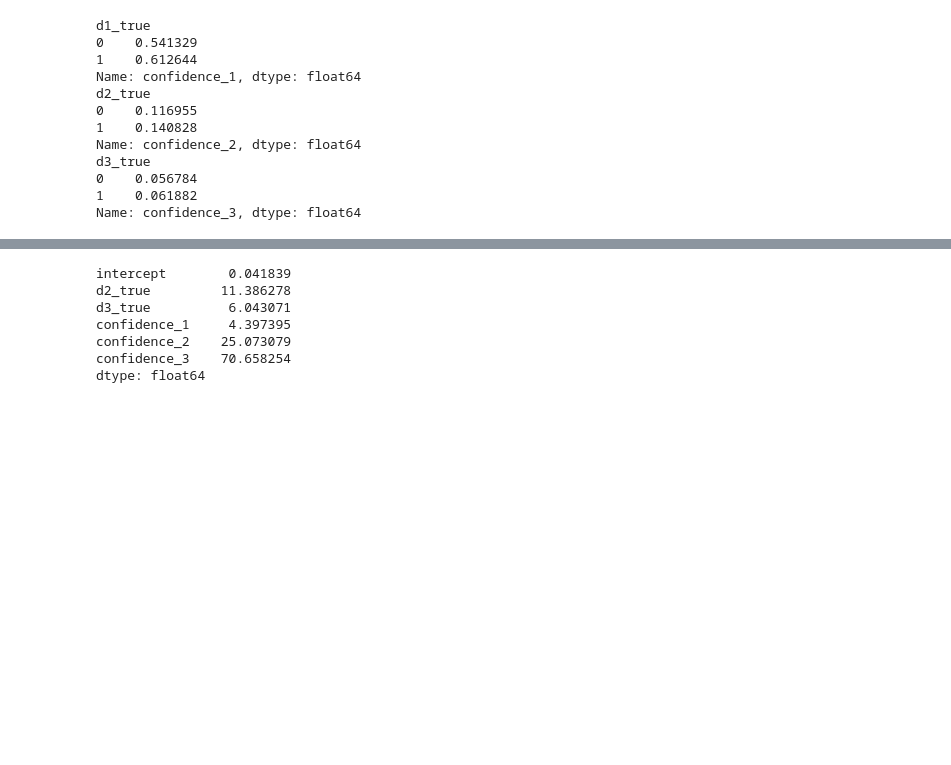
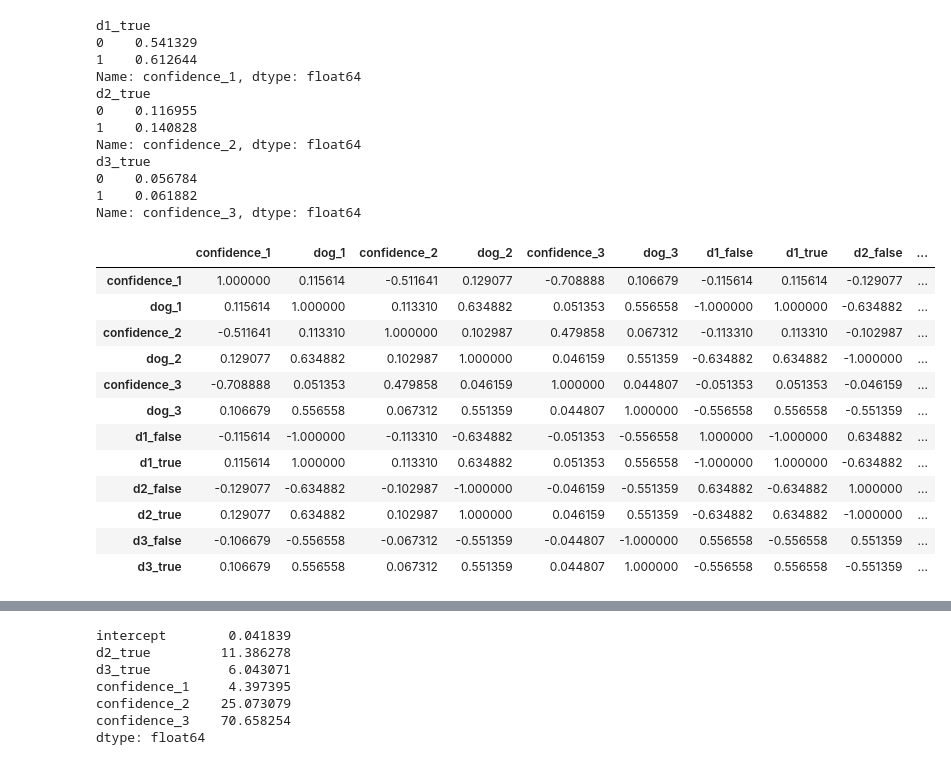
Before and after one commit to ags911/udacity-dand, a Jupyter notebook: Project 3 - Wrangle and Analyse Data/wrangle_act.ipynb, the cells around one changed output, grey strips where cells are left out. Cells and saved outputs as stored; diff of their text form; code cells hidden in the pictures; blank space fills up the shorter version.

```diff
--- a/Project 3 - Wrangle and Analyse Data/wrangle_act.ipynb
+++ b/Project 3 - Wrangle and Analyse Data/wrangle_act.ipynb
@@ -2376,6 +2409,23 @@ d3_true
 0    0.056784
 1    0.061882
 Name: confidence_3, dtype: float64
+# %%
+# Checking our correlation
+ml_predictions_dog.corr()
+# %% [output]
+|  | confidence_1 | dog_1 | confidence_2 | dog_2 | confidence_3 | dog_3 | d1_false | d1_true | d2_false | ... |
+| confidence_1 | 1.000000 | 0.115614 | -0.511641 | 0.129077 | -0.708888 | 0.106679 | -0.115614 | 0.115614 | -0.129077 | ... |
+| dog_1 | 0.115614 | 1.000000 | 0.113310 | 0.634882 | 0.051353 | 0.556558 | -1.000000 | 1.000000 | -0.634882 | ... |
+| confidence_2 | -0.511641 | 0.113310 | 1.000000 | 0.102987 | 0.479858 | 0.067312 | -0.113310 | 0.113310 | -0.102987 | ... |
+| dog_2 | 0.129077 | 0.634882 | 0.102987 | 1.000000 | 0.046159 | 0.551359 | -0.634882 | 0.634882 | -1.000000 | ... |
+| confidence_3 | -0.708888 | 0.051353 | 0.479858 | 0.046159 | 1.000000 | 0.044807 | -0.051353 | 0.051353 | -0.046159 | ... |
+| dog_3 | 0.106679 | 0.556558 | 0.067312 | 0.551359 | 0.044807 | 1.000000 | -0.556558 | 0.556558 | -0.551359 | ... |
+| d1_false | -0.115614 | -1.000000 | -0.113310 | -0.634882 | -0.051353 | -0.556558 | 1.000000 | -1.000000 | 0.634882 | ... |
+| d1_true | 0.115614 | 1.000000 | 0.113310 | 0.634882 | 0.051353 | 0.556558 | -1.000000 | 1.000000 | -0.634882 | ... |
+| d2_false | -0.129077 | -0.634882 | -0.102987 | -1.000000 | -0.046159 | -0.551359 | 0.634882 | -0.634882 | 1.000000 | ... |
+| d2_true | 0.129077 | 0.634882 | 0.102987 | 1.000000 | 0.046159 | 0.551359 | -0.634882 | 0.634882 | -1.000000 | ... |
+| d3_false | -0.106679 | -0.556558 | -0.067312 | -0.551359 | -0.044807 | -1.000000 | 0.556558 | -0.556558 | 0.551359 | ... |
+| d3_true | 0.106679 | 0.556558 | 0.067312 | 0.551359 | 0.044807 | 1.000000 | -0.556558 | 0.556558 | -0.551359 | ... |
 # %%
 # Importing library for machine learning
 import statsmodels.api as sm
```
Also changed, not shown: parts of 125 cells of this notebook, 32 other files.
